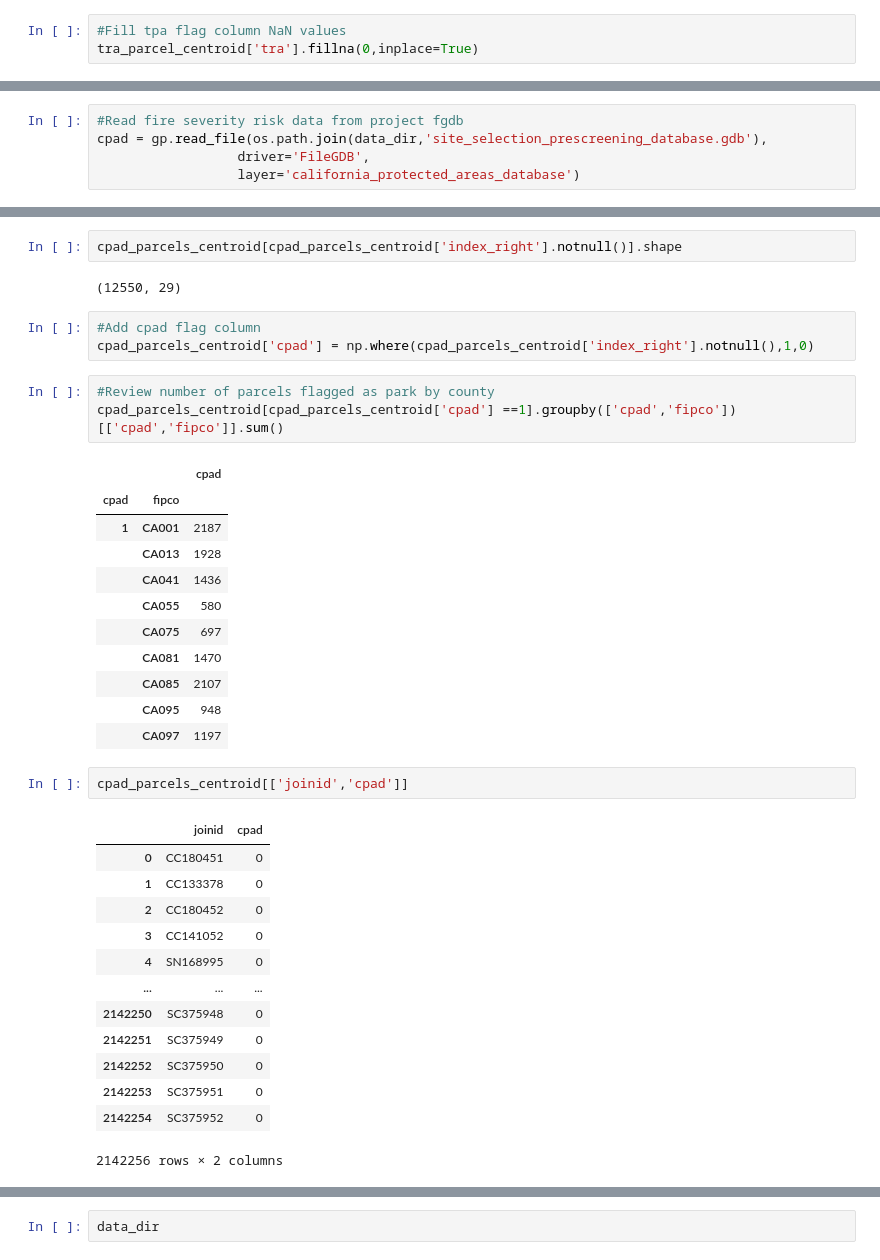
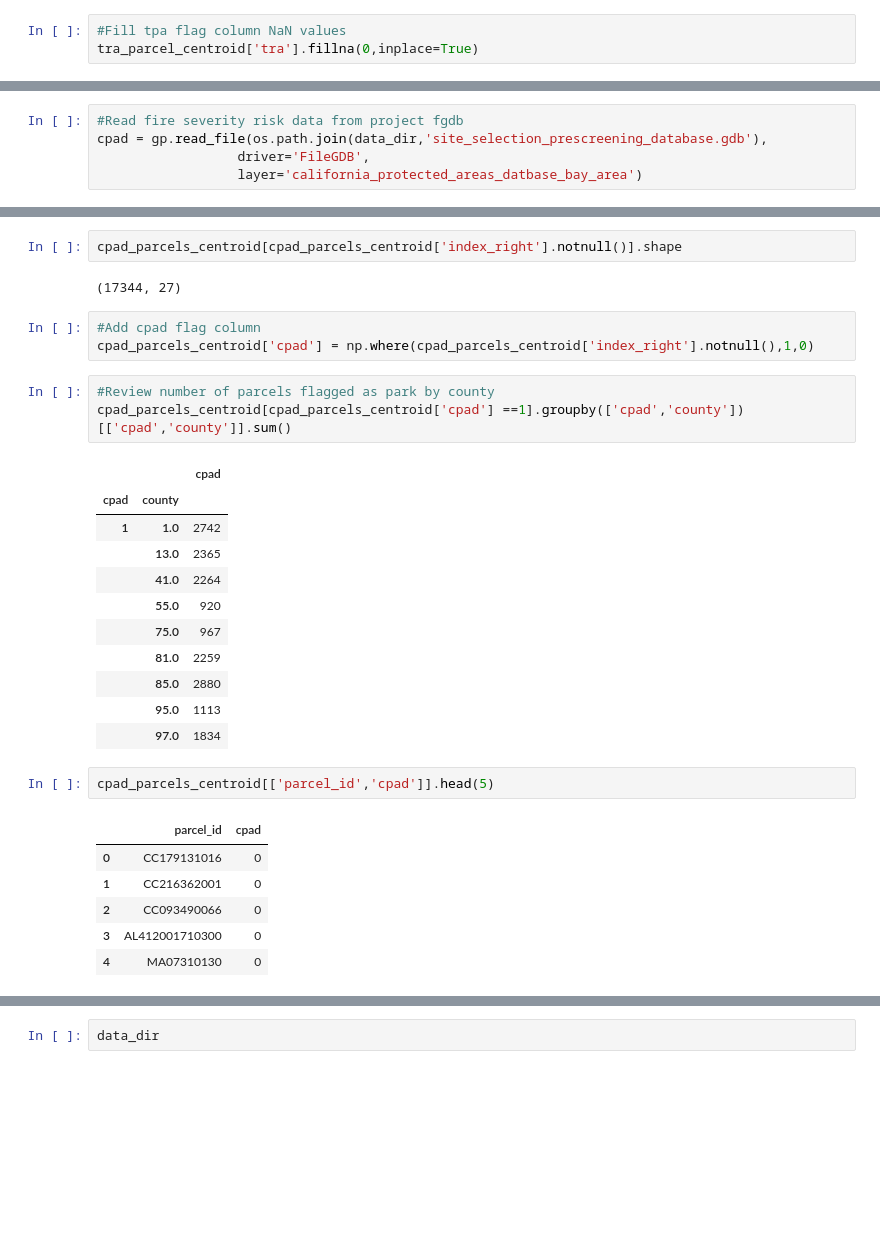
Before and after one commit to BayAreaMetro/Data-Analysis-Projects, a Jupyter notebook: housing-element-prescreening/scripts/Pre-Screening-Data-Processing.ipynb, the cells around one changed output, grey strips where cells are left out. Drawn from its saved outputs; the diff is of its cells as text; blank space fills up the shorter version.

```diff
--- a/housing-element-prescreening/scripts/Pre-Screening-Data-Processing.ipynb
+++ b/housing-element-prescreening/scripts/Pre-Screening-Data-Processing.ipynb
@@ -770,6 +773,6 @@ fiona.listlayers(os.path.join(data_dir,'site_selection_prescreening_database.gdb
 #Read fire severity risk data from project fgdb
 cpad = gp.read_file(os.path.join(data_dir,'site_selection_prescreening_database.gdb'),
                   driver='FileGDB',
-                  layer='california_protected_areas_database')
+                  layer='california_protected_areas_datbase_bay_area')
 # %%
 cpad.head(5)
@@ -832,40 +849,33 @@ cpad_parcels_centroid.head(5)
 # %%
 cpad_parcels_centroid[cpad_parcels_centroid['index_right'].notnull()].shape
 # %% [output]
-(12550, 29)
+(17344, 27)
 # %%
 #Add cpad flag column
 cpad_parcels_centroid['cpad'] = np.where(cpad_parcels_centroid['index_right'].notnull(),1,0)
 # %%
 #Review number of parcels flagged as park by county
-cpad_parcels_centroid[cpad_parcels_centroid['cpad'] ==1].groupby(['cpad','fipco'])[['cpad','fipco']].sum()
+cpad_parcels_centroid[cpad_parcels_centroid['cpad'] ==1].groupby(['cpad','county'])[['cpad','county']].sum()
 # %% [output]
 |  |  | cpad |
-| cpad | fipco |  |
-| 1 | CA001 | 2187 |
-|  | CA013 | 1928 |
-|  | CA041 | 1436 |
-|  | CA055 | 580 |
-|  | CA075 | 697 |
-|  | CA081 | 1470 |
-|  | CA085 | 2107 |
-|  | CA095 | 948 |
-|  | CA097 | 1197 |
+| cpad | county |  |
+| 1 | 1.0 | 2742 |
+|  | 13.0 | 2365 |
+|  | 41.0 | 2264 |
+|  | 55.0 | 920 |
+|  | 75.0 | 967 |
+|  | 81.0 | 2259 |
+|  | 85.0 | 2880 |
+|  | 95.0 | 1113 |
+|  | 97.0 | 1834 |
 # %%
-cpad_parcels_centroid[['joinid','cpad']]
+cpad_parcels_centroid[['parcel_id','cpad']].head(5)
 # %% [output]
-|  | joinid | cpad |
-| 0 | CC180451 | 0 |
-| 1 | CC133378 | 0 |
-| 2 | CC180452 | 0 |
-| 3 | CC141052 | 0 |
-| 4 | SN168995 | 0 |
-| ... | ... | ... |
-| 2142250 | SC375948 | 0 |
-| 2142251 | SC375949 | 0 |
-| 2142252 | SC375950 | 0 |
-| 2142253 | SC375951 | 0 |
-| 2142254 | SC375952 | 0 |
+|  | parcel_id | cpad |
+| 0 | CC179131016 | 0 |
+| 1 | CC216362001 | 0 |
+| 2 | CC093490066 | 0 |
+| 3 | AL412001710300 | 0 |
+| 4 | MA07310130 | 0 |
-2142256 rows × 2 columns
 # %%
 #Upsert to socrata
```
Also changed, not shown: parts of 50 cells of this notebook.
